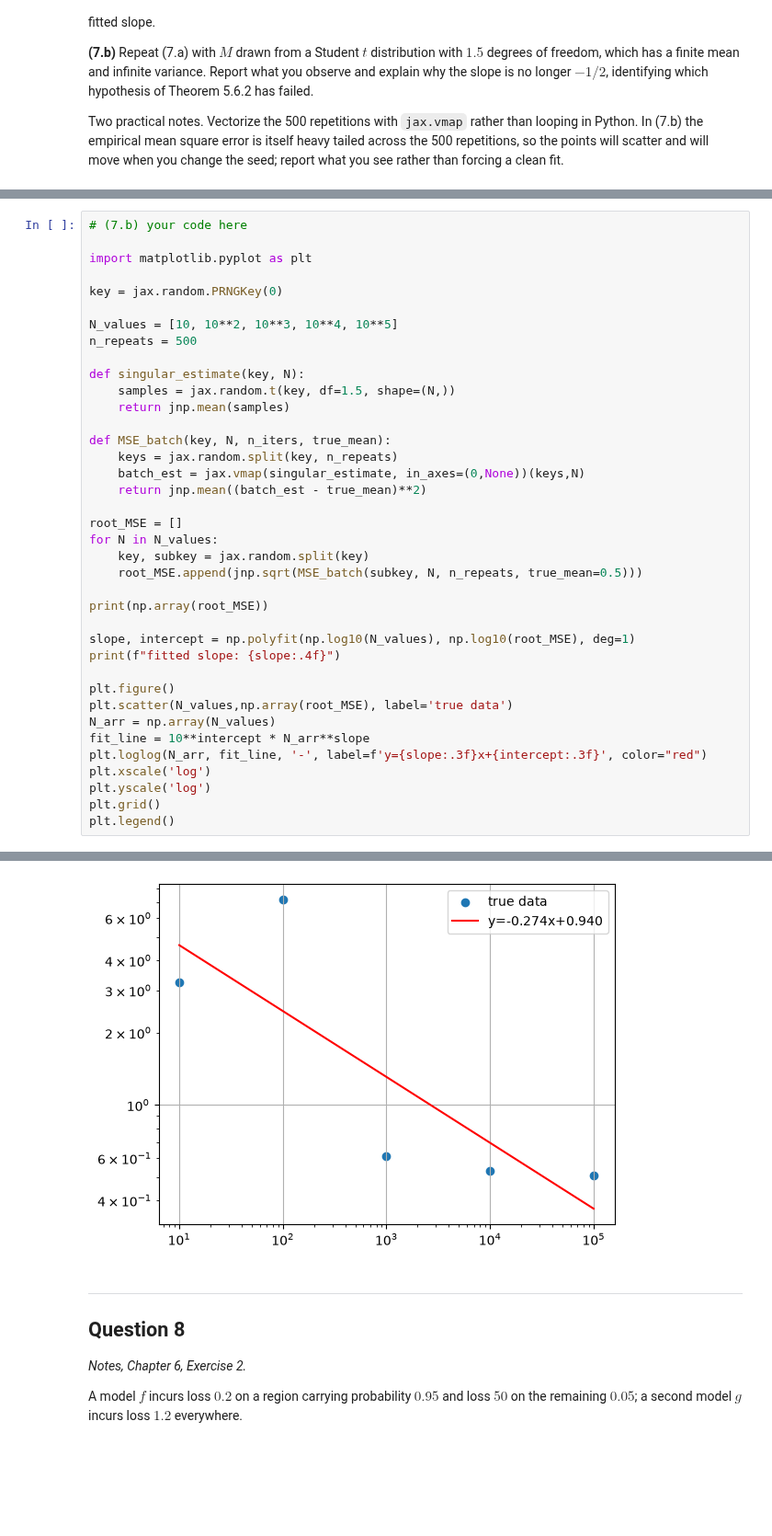
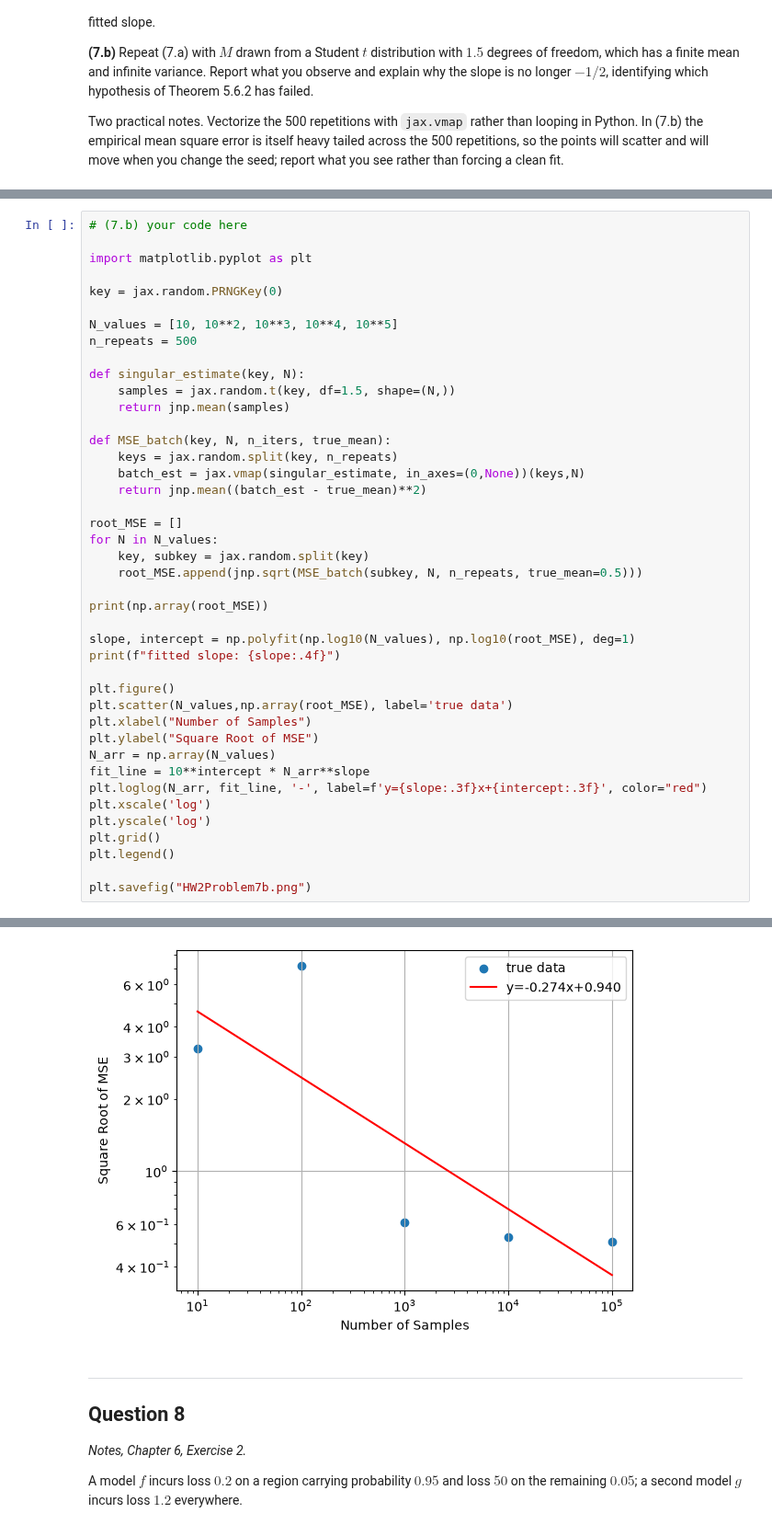
Before and after one commit to akhilghar/COE379L.1, a Jupyter notebook: HW 2/Assignment_2-1.ipynb, the cells around one changed output, grey strips where cells are left out. Shown at 92% size. Saved outputs shown, nothing was run; the diff lists cells and outputs as text; blank space fills up the shorter version.

```diff
--- a/HW 2/Assignment_2-1.ipynb
+++ b/HW 2/Assignment_2-1.ipynb
@@ -278,6 +279,8 @@ print(f"fitted slope: {slope:.4f}")
 
 plt.figure()
 plt.scatter(N_values,np.array(root_MSE), label='true data')
+plt.xlabel("Number of Samples")
+plt.ylabel("Square Root of MSE")
 N_arr = np.array(N_values)
 fit_line = 10**intercept * N_arr**slope
 plt.loglog(N_arr, fit_line, '-', label=f'y={slope:.3f}x+{intercept:.3f}', color="red")
@@ -285,6 +288,8 @@ plt.xscale('log')
 plt.yscale('log')
 plt.grid()
 plt.legend()
+
+plt.savefig("HW2Problem7b.png")
 # %% [output]
 [3.25284321 7.16443818 0.61080916 0.53082939 0.5069498 ]
 fitted slope: -0.2745
@@ -292,4 +296,4 @@ fitted slope: -0.2745
-[figure, old version]
+[figure, new version]
 # %% [markdown]
 ---
 
```
Also changed, not shown: parts of 4 cells of this notebook, 4 other files.
